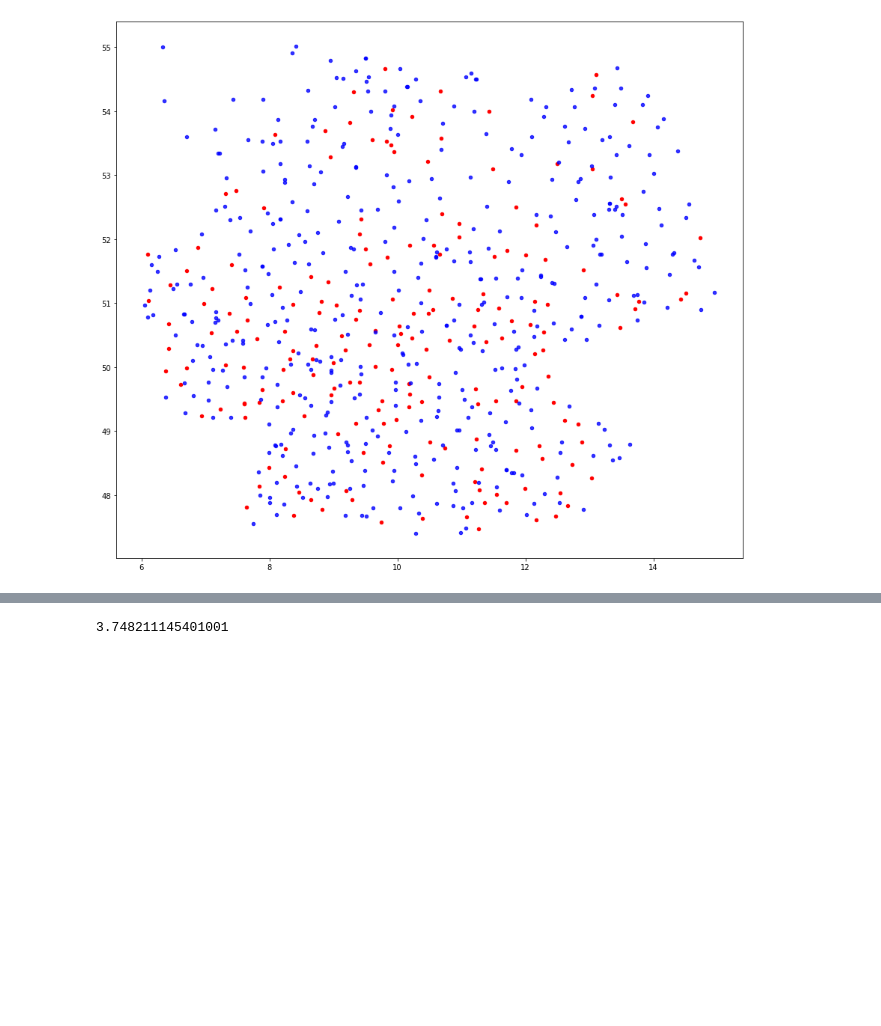
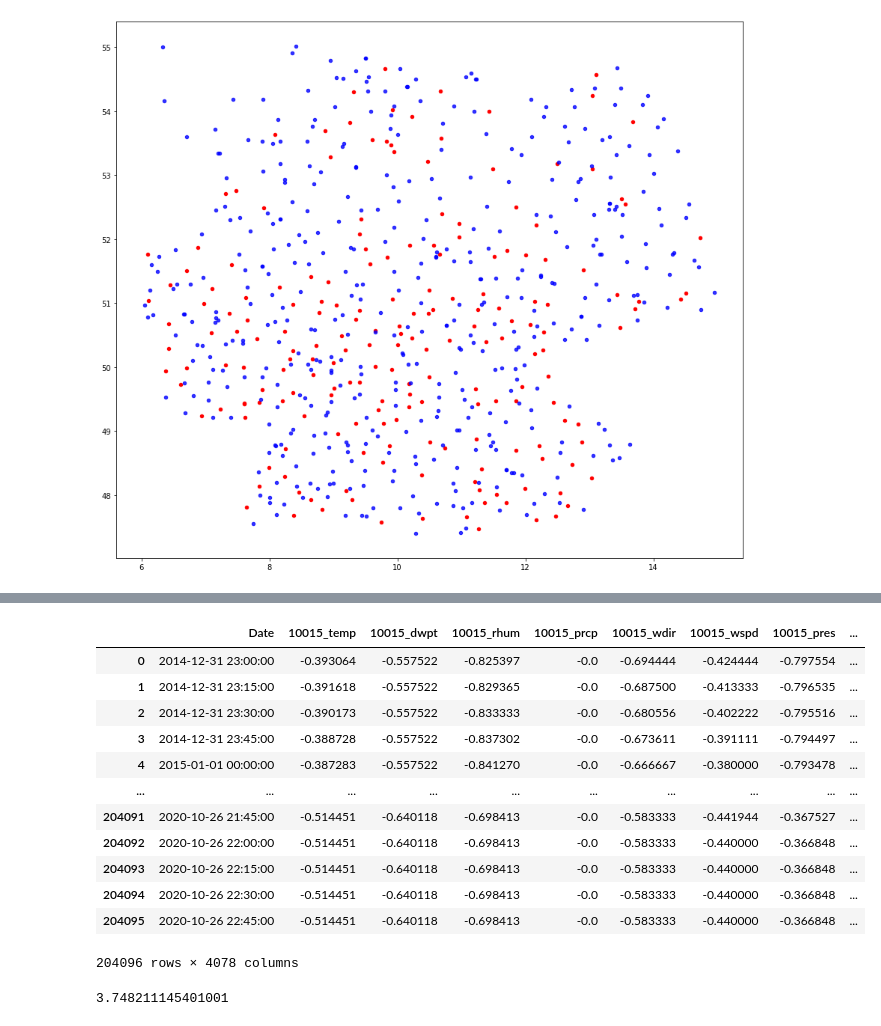
Before and after one commit to Tjarke/Residual_Load, a Jupyter notebook: Data_collection_weather/Cleaning_weather_data.ipynb, the cells around one changed output, grey strips where cells are left out. Saved outputs shown, nothing was run; the diff lists cells and outputs as text; code cells hidden in the pictures; blank space fills up the shorter version.

```diff
--- a/Data_collection_weather/Cleaning_weather_data.ipynb
+++ b/Data_collection_weather/Cleaning_weather_data.ipynb
@@ -636,3 +1172,19 @@ geo_df_4.plot(ax=ax, markersize=20, color='blue', marker = 'o', alpha=0.8)
+# %%
+df_weather_3
+# %% [output]
+|  | Date | 10015_temp | 10015_dwpt | 10015_rhum | 10015_prcp | 10015_wdir | 10015_wspd | 10015_pres | ... |
+| 0 | 2014-12-31 23:00:00 | -0.393064 | -0.557522 | -0.825397 | -0.0 | -0.694444 | -0.424444 | -0.797554 | ... |
+| 1 | 2014-12-31 23:15:00 | -0.391618 | -0.557522 | -0.829365 | -0.0 | -0.687500 | -0.413333 | -0.796535 | ... |
+| 2 | 2014-12-31 23:30:00 | -0.390173 | -0.557522 | -0.833333 | -0.0 | -0.680556 | -0.402222 | -0.795516 | ... |
+| 3 | 2014-12-31 23:45:00 | -0.388728 | -0.557522 | -0.837302 | -0.0 | -0.673611 | -0.391111 | -0.794497 | ... |
+| 4 | 2015-01-01 00:00:00 | -0.387283 | -0.557522 | -0.841270 | -0.0 | -0.666667 | -0.380000 | -0.793478 | ... |
+| ... | ... | ... | ... | ... | ... | ... | ... | ... | ... |
+| 204091 | 2020-10-26 21:45:00 | -0.514451 | -0.640118 | -0.698413 | -0.0 | -0.583333 | -0.441944 | -0.367527 | ... |
+| 204092 | 2020-10-26 22:00:00 | -0.514451 | -0.640118 | -0.698413 | -0.0 | -0.583333 | -0.440000 | -0.366848 | ... |
+| 204093 | 2020-10-26 22:15:00 | -0.514451 | -0.640118 | -0.698413 | -0.0 | -0.583333 | -0.440000 | -0.366848 | ... |
+| 204094 | 2020-10-26 22:30:00 | -0.514451 | -0.640118 | -0.698413 | -0.0 | -0.583333 | -0.440000 | -0.366848 | ... |
+| 204095 | 2020-10-26 22:45:00 | -0.514451 | -0.640118 | -0.698413 | -0.0 | -0.583333 | -0.440000 | -0.366848 | ... |
+204096 rows × 4078 columns
 # %%
 # too slow compare to continous iterations
 
```
Also changed, not shown: parts of 45 cells of this notebook, 1 other file.
